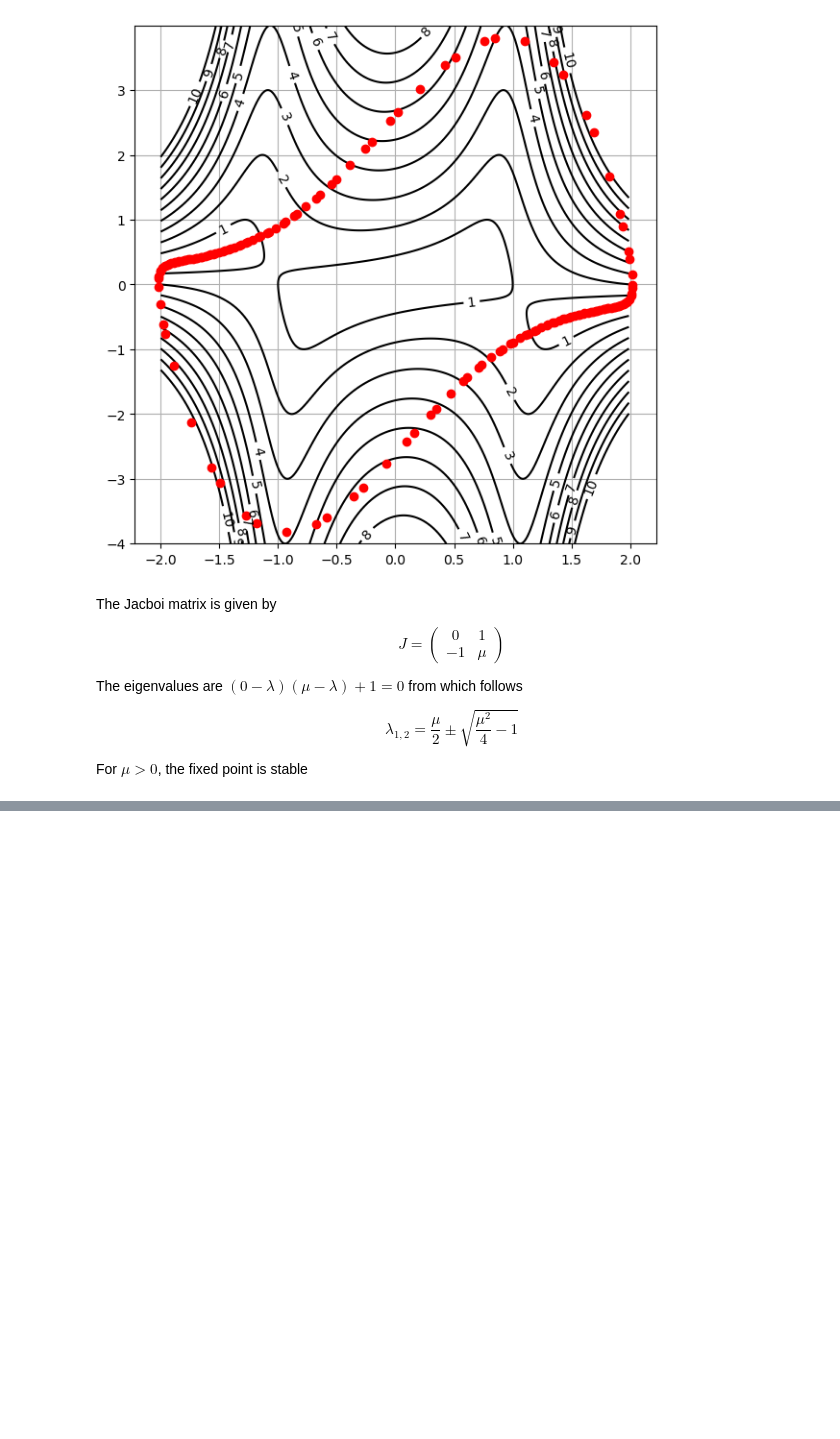
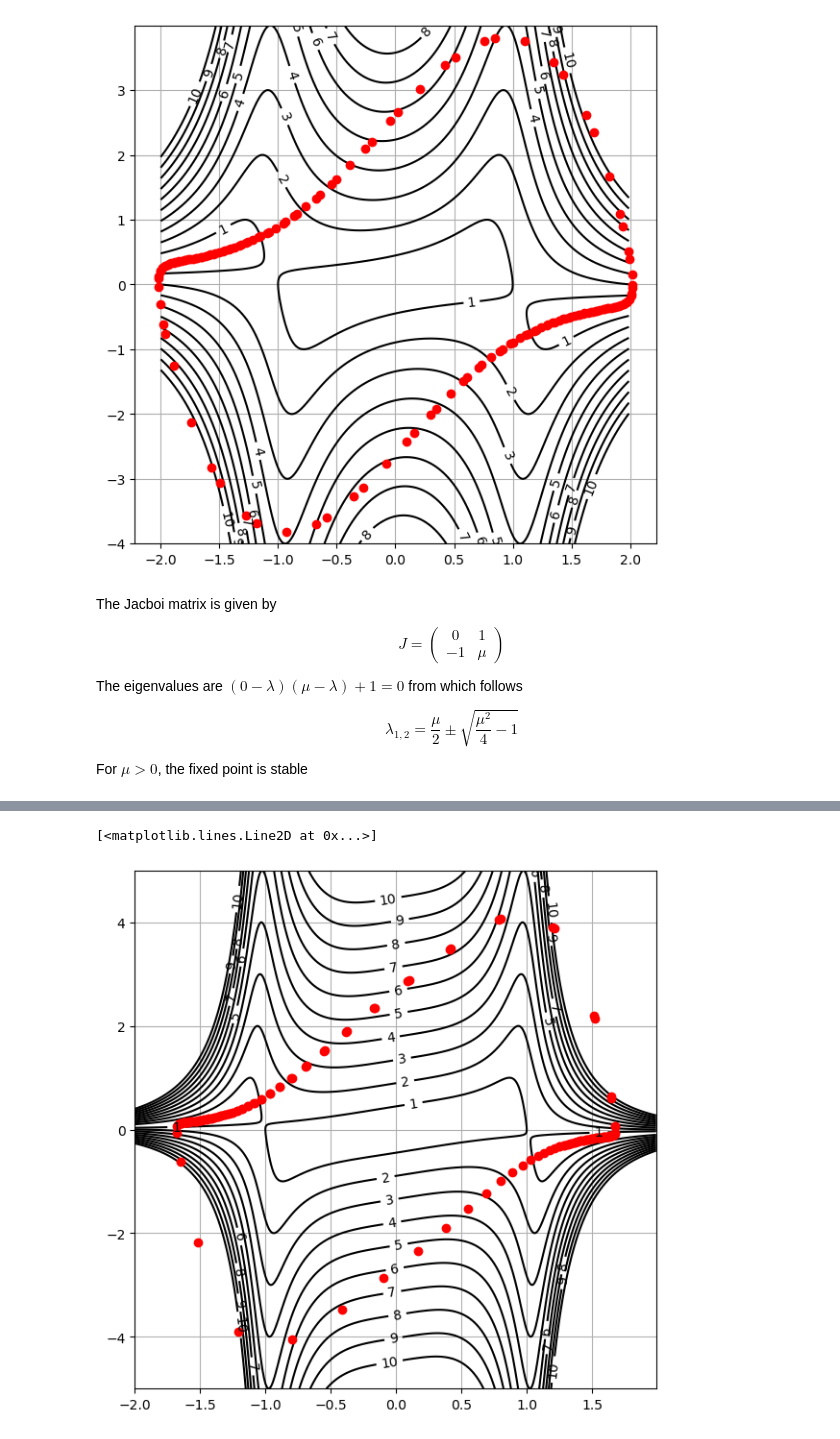
Before and after one commit to ClemensFMN/Notebooks, a Jupyter notebook: ODE/Exercise_6.1.8 (van der Pol).ipynb, the cells around one changed output, grey strips where cells are left out. Drawn from its saved outputs; the diff is of its cells as text; code cells hidden in the pictures; blank space fills up the shorter version.

```diff
--- a/ODE/Exercise_6.1.8 (van der Pol).ipynb
+++ b/ODE/Exercise_6.1.8 (van der Pol).ipynb
@@ -90,0 +129,16 @@ lin.eig(A)
+# %%
+delta = 0.01
+x = np.arange(-2.0, 2.0, delta)
+y = np.arange(-5.0, 5.0, delta)
+X, Y = np.meshgrid(x, y)
+
+Z = np.sqrt(Y**2 + (-X + mu*damp(X)*Y)**2)
+
+fig, ax = plt.subplots()
+CS = ax.contour(X, Y, Z, np.linspace(0,10,11), colors='k')
+ax.clabel(CS, inline=True)
+ax.grid(True)
+ax.plot(y1_d[50:], y2_d[50:], 'ro')
+# %% [output]
+[<matplotlib.lines.Line2D at 0x...>]
+[figure, added]
```
Also changed, not shown: parts of 7 cells of this notebook, 2 other files.
